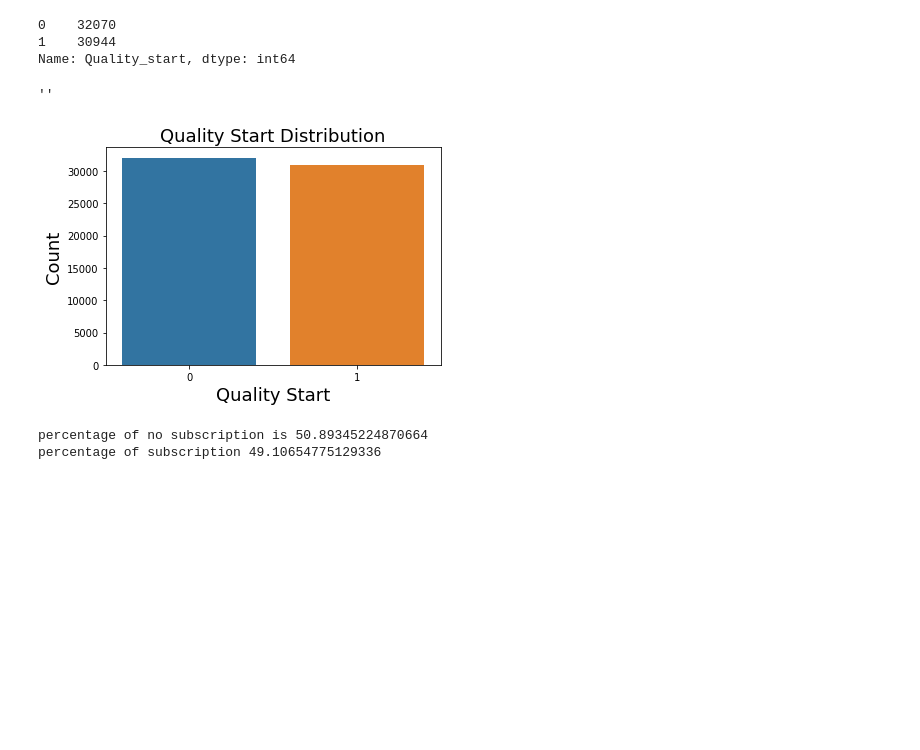
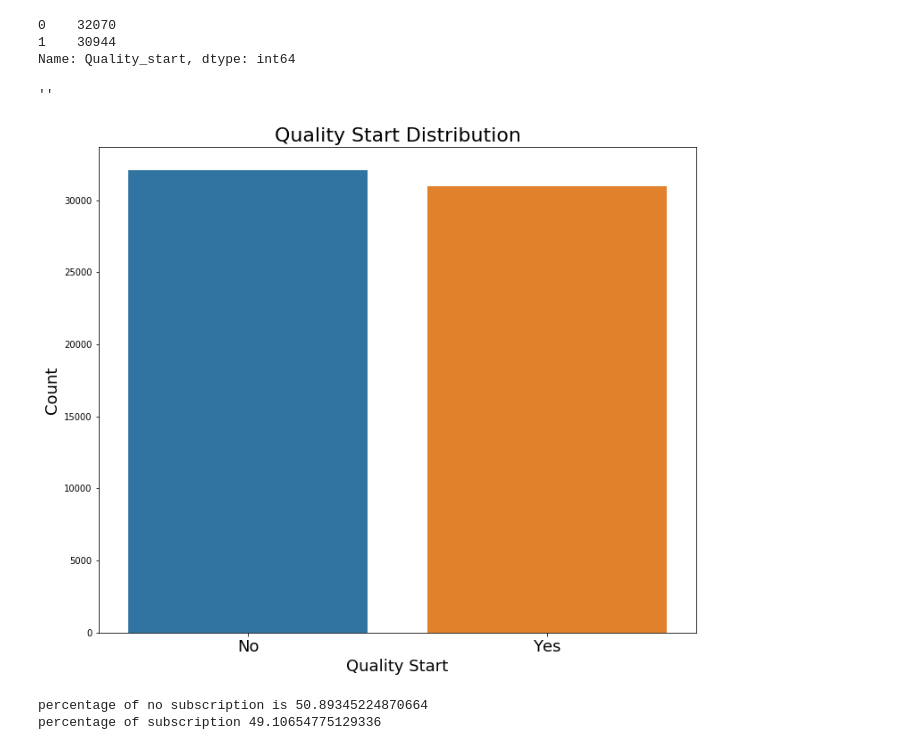
Before and after one commit to BrandenDahlem/Quality_Start_Prediction, a Jupyter notebook: Capstone_project/Quality_start_prediction.ipynb, the cells around one changed output. Saved outputs shown, nothing was run; the diff lists cells and outputs as text; code cells hidden in the pictures; blank space fills up the shorter version.

```diff
--- a/Capstone_project/Quality_start_prediction.ipynb
+++ b/Capstone_project/Quality_start_prediction.ipynb
@@ -34,8 +34,6 @@ warnings.filterwarnings("ignore", category=FutureWarning)
 # %%
 all_starts = pd.read_csv('all_starts.csv',index_col=0)
 
-all_starts = all_starts.drop(columns=['Rk'])
-
 all_starts.head()
 # %% [output]
 |  | Player | Date | Tm | Opp | IP | H | R | ER | BB | SO | HR | ... |
@@ -168,16 +179,22 @@ all_starts['Quality_start'].value_counts()
 1    30944
 Name: Quality_start, dtype: int64
 # %%
+
+fig, ax = plt.subplots(figsize=(12,10))
 ax = sns.countplot(x = 'Quality_start', data = all_starts)
-ax.set_title('Quality Start Distribution',fontsize=18)
+ax.set_title('Quality Start Distribution',fontsize=22)
 ax.set_ylabel('Count',fontsize=18)
 ax.set_xlabel('Quality Start',fontsize=18)
+labels = [item.get_text() for item in ax.get_xticklabels()]
+labels[1] = 'Yes'
+labels[0] = 'No'
+ax.set_xticklabels(labels,fontsize=18)
 #legend = ax.legend(('No','Yes'),title='Quality Start',fontsize=18, prop={'size': 20},loc=7)
 #legend.get_title().set_fontsize('15')
 ;
 # %% [output]
 ''
-[figure, old version]
+[figure, new version]
 # %%
 count_no_sub = len(all_starts[all_starts['Quality_start']==0])
 count_sub = len(all_starts[all_starts['Quality_start']==1])
```
Also changed, not shown: parts of 9 cells of this notebook, 4 other files.
